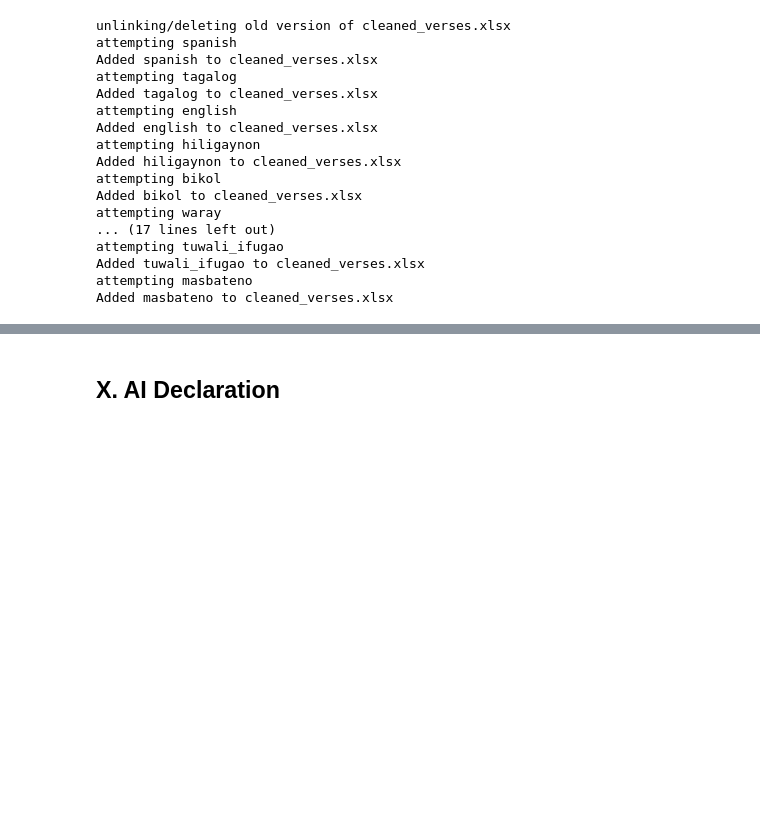
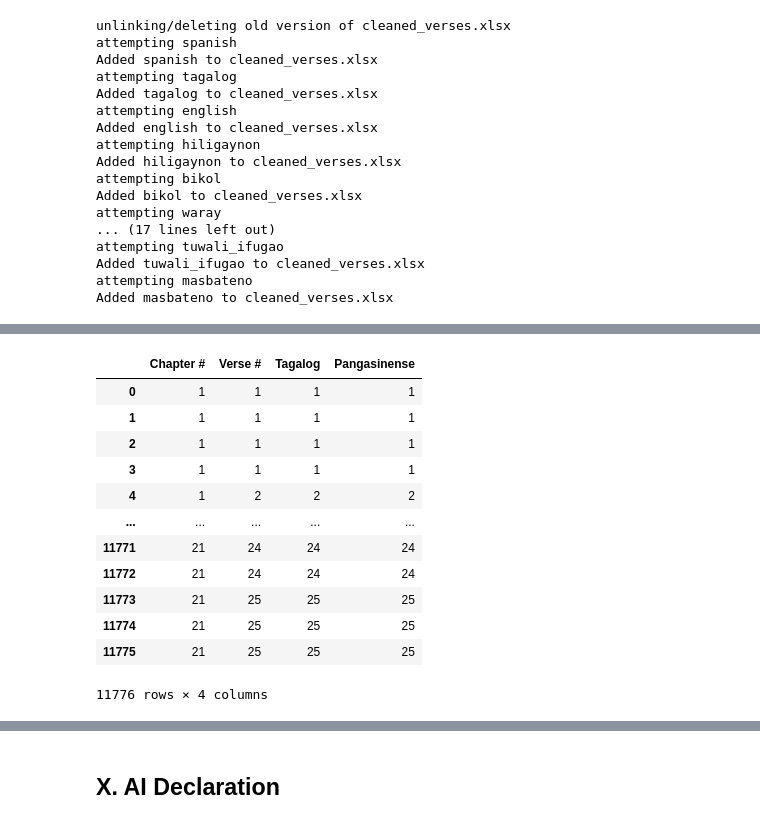
Before and after one commit to clavzno/nlp1000, a Jupyter notebook: main.ipynb, the cells around one changed output, grey strips where cells are left out. Saved outputs shown, nothing was run; the diff lists cells and outputs as text; code cells hidden in the pictures; blank space fills up the shorter version.

```diff
--- a/main.ipynb
+++ b/main.ipynb
@@ -760,0 +920,23 @@ TypeError: 'DataFrame' object is not callable
+# %%
+# tagalog-pangasinense (TGL-PAG)
+tgl_pag = pd.merge(
+    tgl_df[['Chapter #', 'Verse #', 'Tagalog']],
+    pag_df[['Chapter #', 'Verse #', 'Pangasinense']],
+    on=['Chapter #', 'Verse #'],
+    how='inner'
+)
+tgl_pag
+# %% [output]
+|  | Chapter # | Verse # | Tagalog | Pangasinense |
+| 0 | 1 | 1 | 1 | 1 |
+| 1 | 1 | 1 | 1 | 1 |
+| 2 | 1 | 1 | 1 | 1 |
+| 3 | 1 | 1 | 1 | 1 |
+| 4 | 1 | 2 | 2 | 2 |
+| ... | ... | ... | ... | ... |
+| 11771 | 21 | 24 | 24 | 24 |
+| 11772 | 21 | 24 | 24 | 24 |
+| 11773 | 21 | 25 | 25 | 25 |
+| 11774 | 21 | 25 | 25 | 25 |
+| 11775 | 21 | 25 | 25 | 25 |
+11776 rows × 4 columns
```
Also changed, not shown: parts of 15 cells of this notebook, 3 other files.
